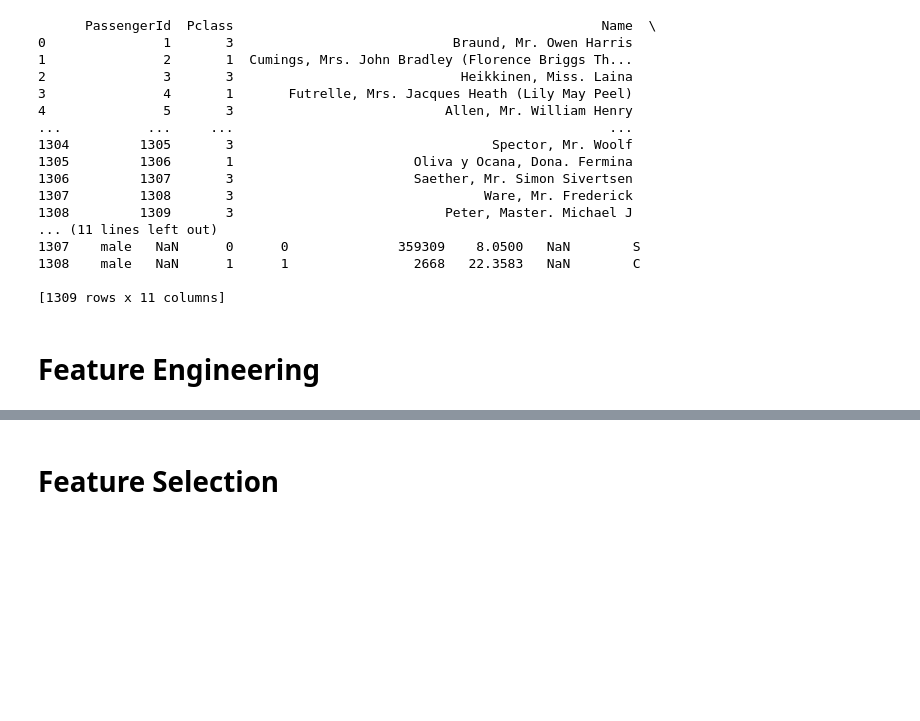
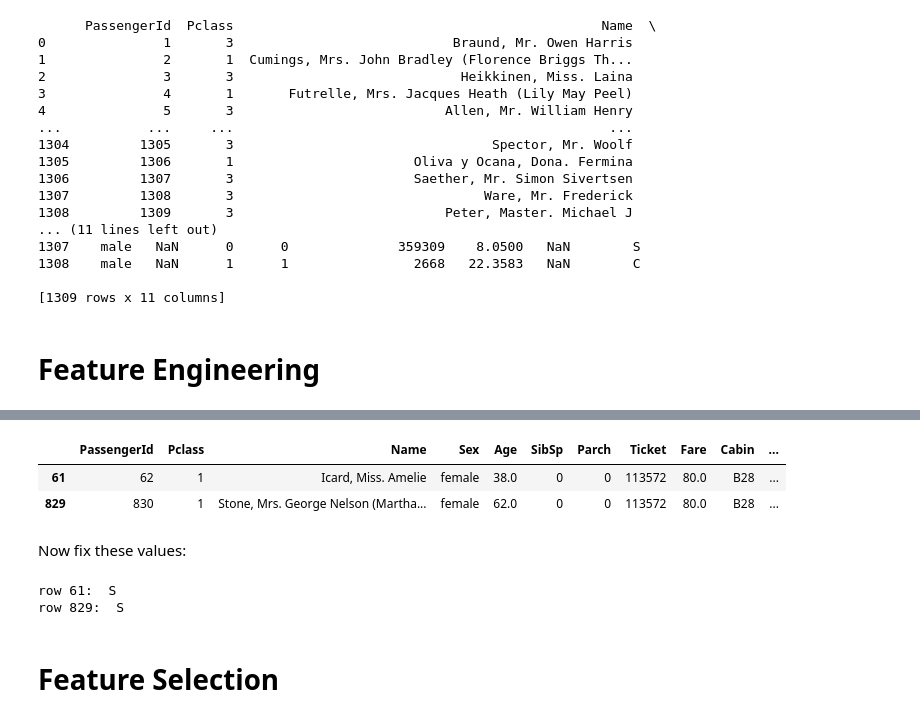
Before and after one commit to DiaaEssam/Titanic-Machine-Learning-from-Disaster, a Jupyter notebook: titanic-problem.ipynb, the cells around one changed output, grey strips where cells are left out. Saved outputs shown, nothing was run; the diff lists cells and outputs as text; code cells hidden in the pictures; blank space fills up the shorter version.

Commit message:
Kaggle Notebook | Titanic Problem | Version 50

```diff
--- a/titanic-problem.ipynb
+++ b/titanic-problem.ipynb
@@ -225,5 +225,5 @@ print(concated_data)
 # Feature Engineering
 # %%
 concated_data['Relatives'] = concated_data['SibSp'] + concated_data['Parch']
-concated_data.loc[concated_data['Relatives'] > 0, 'travelled_alone'] = 'No'
-concated_data.loc[concated_data['Relatives'] == 0, 'travelled_alone'] = 'Yes'
+concated_data.loc[concated_data['Relatives'] > 0, 'Alone'] = 0
+concated_data.loc[concated_data['Relatives'] == 0, 'Alone'] = 1
@@ -230,3 +250,19 @@ concated_data.loc[concated_data['Relatives'] == 0, 'travelled_alone'] = 'Yes'
+# %%
+# Thanks to this notebook (https://www.kaggle.com/code/gunesevitan/titanic-advanced-feature-engineering-tutorial)
+concated_data[concated_data['Embarked'].isnull()]
+# %% [output]
+|  | PassengerId | Pclass | Name | Sex | Age | SibSp | Parch | Ticket | Fare | Cabin | ... |
+| 61 | 62 | 1 | Icard, Miss. Amelie | female | 38.0 | 0 | 0 | 113572 | 80.0 | B28 | ... |
+| 829 | 830 | 1 | Stone, Mrs. George Nelson (Martha... | female | 62.0 | 0 | 0 | 113572 | 80.0 | B28 | ... |
+# %% [markdown]
+Now fix these values:
+# %%
+concated_data['Embarked'] = concated_data['Embarked'].fillna('S')
+print("row 61: ",concated_data.iloc[61,10])
+print("row 829: ",concated_data.iloc[829,10])
+# %% [output]
+row 61:  S
+row 829:  S
 # %% [markdown]
 # Feature Selection
 # %%
```
Also changed, not shown: parts of 23 cells of this notebook.
